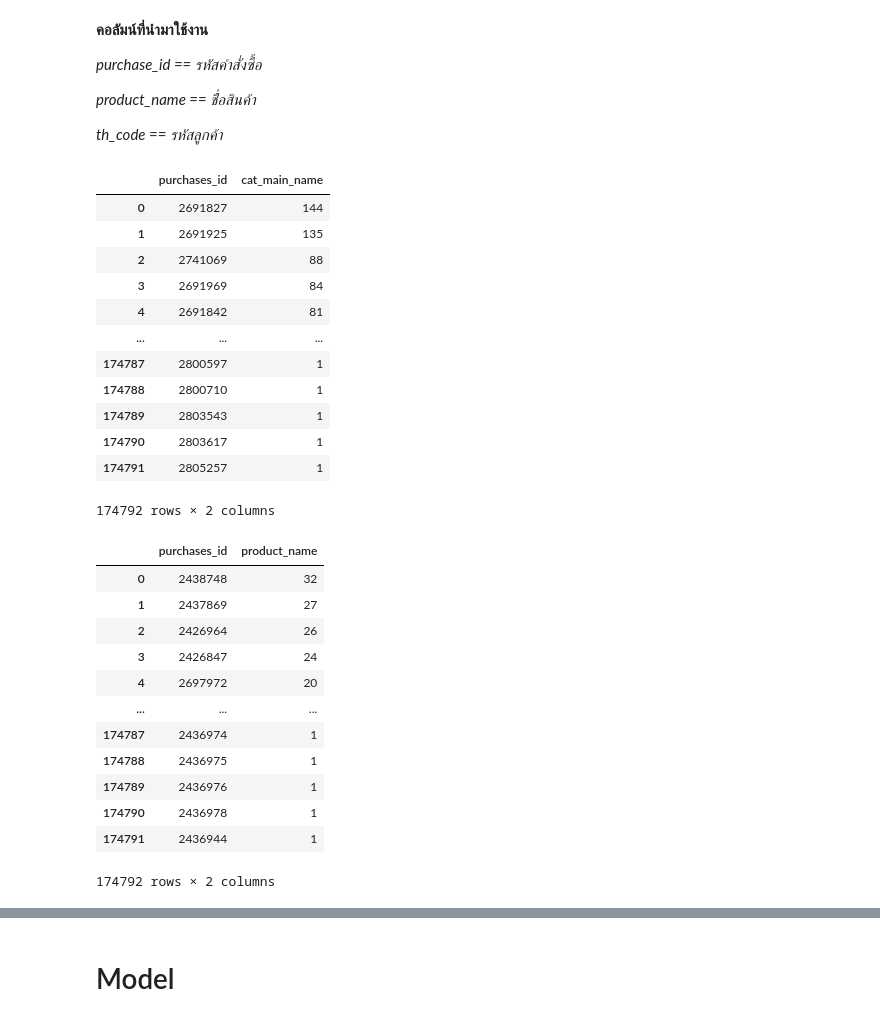
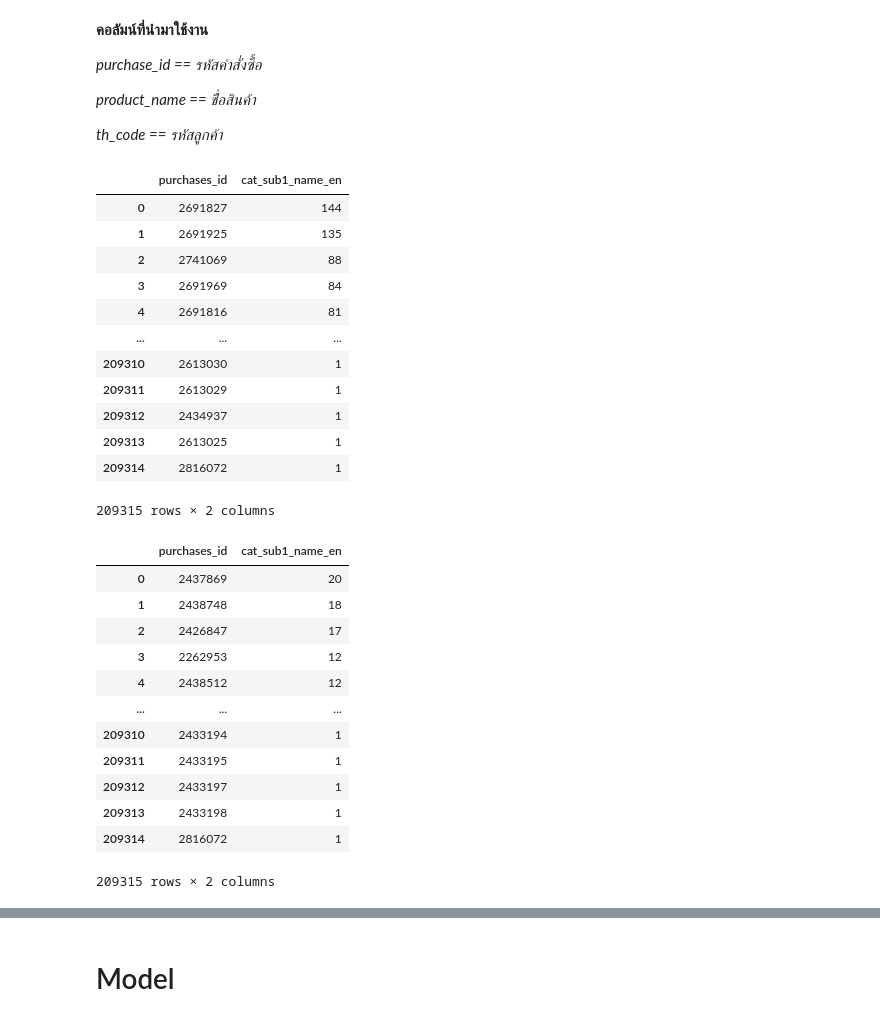
Before and after one commit to bavcb/association-rule, a Jupyter notebook: Test_Association_Rule_M02.ipynb, the cells around one changed output, grey strips where cells are left out. Cells and saved outputs as stored; diff of their text form; code cells hidden in the pictures.

```diff
--- a/Test_Association_Rule_M02.ipynb
+++ b/Test_Association_Rule_M02.ipynb
@@ -215,5 +217,15 @@ def translate_text(text, src_lang='auto', dest_lang='en'):
         return translator.translate(text, src=src_lang, dest=dest_lang).text
     except Exception as e:
         return text  # ถ้าแปลไม่ได้ให้คืนค่าเดิม
+# %%
+translation_cache = {} # ใช้ cache ในการช่วยลดระยะเวลาในการแปลข้อความ โดยถ้าเจอข้อความซ้ำกันกับที่แปลไปแล้วให้ดึงคำแปลนั้นมาใช้แทนการแปลภาษา
+# %%
+def translate_text_with_cache(text, dest_lang='en'):
+    if text in translation_cache:
+        return translation_cache[text]
+    else:
+        translated = translate_text(text, dest_lang=dest_lang)
+        translation_cache[text] = translated
+        return translated
 # %%
-data_set['cat_sub1_name_en'] = df['cat_sub1_name'].apply(lambda x: translate_text(x, dest_lang='en'))
+dataset['cat_sub1_name_en'] = dataset['cat_sub1_name'].apply(lambda x: translate_text_with_cache(x, dest_lang='en'))
@@ -220,3 +240,2 @@ data_set['cat_sub1_name_en'] = df['cat_sub1_name'].apply(lambda x: translate_tex
 # %%
-data_trans = pd.set_option('display.max_columns', None)
-data_trans
+pd.set_option('display.max_columns', None)
@@ -232,39 +267,39 @@ data_trans
   *th_code == รหัสลูกค้า*
 # %%
 # ใน 1 การสั่งซื้อลูกค้าซื้อสินค้าไปจำนวนกี่รายการ
-purchase = dataset.groupby('purchases_id').count().sort_values(by=['product_name'],ascending=False)
-purchase.iloc[:,12:13].reset_index()
+purchase = dataset.groupby('purchases_id').count().sort_values(by=['cat_sub1_name_en'],ascending=False)
+purchase.iloc[:,-1:].reset_index()
 # %% [output]
-|  | purchases_id | cat_main_name |
+|  | purchases_id | cat_sub1_name_en |
 | 0 | 2691827 | 144 |
 | 1 | 2691925 | 135 |
 | 2 | 2741069 | 88 |
 | 3 | 2691969 | 84 |
-| 4 | 2691842 | 81 |
+| 4 | 2691816 | 81 |
 | ... | ... | ... |
-| 174787 | 2800597 | 1 |
-| 174788 | 2800710 | 1 |
-| 174789 | 2803543 | 1 |
-| 174790 | 2803617 | 1 |
-| 174791 | 2805257 | 1 |
+| 209310 | 2613030 | 1 |
+| 209311 | 2613029 | 1 |
+| 209312 | 2434937 | 1 |
+| 209313 | 2613025 | 1 |
+| 209314 | 2816072 | 1 |
-174792 rows × 2 columns
+209315 rows × 2 columns
 # %%
 # ใน 1 การสั่งซื้อลูกค้าซื้อสินค้าไปจำนวนกี่รายการ โดยที่สินค้าไม่ซ้ำ
-product_purchase = dataset.groupby('purchases_id')['product_name'].nunique().sort_values(ascending=False)
+product_purchase = dataset.groupby('purchases_id')['cat_sub1_name_en'].nunique().sort_values(ascending=False)
 product_purchase.reset_index()
 # %% [output]
-|  | purchases_id | product_name |
-| 0 | 2438748 | 32 |
-| 1 | 2437869 | 27 |
-| 2 | 2426964 | 26 |
-| 3 | 2426847 | 24 |
-| 4 | 2697972 | 20 |
+|  | purchases_id | cat_sub1_name_en |
+| 0 | 2437869 | 20 |
+| 1 | 2438748 | 18 |
+| 2 | 2426847 | 17 |
+| 3 | 2262953 | 12 |
+| 4 | 2438512 | 12 |
 | ... | ... | ... |
-| 174787 | 2436974 | 1 |
-| 174788 | 2436975 | 1 |
-| 174789 | 2436976 | 1 |
-| 174790 | 2436978 | 1 |
-| 174791 | 2436944 | 1 |
+| 209310 | 2433194 | 1 |
+| 209311 | 2433195 | 1 |
+| 209312 | 2433197 | 1 |
+| 209313 | 2433198 | 1 |
+| 209314 | 2816072 | 1 |
-174792 rows × 2 columns
+209315 rows × 2 columns
 # %%
 # ลูกค้า 1 คนสั่งซื้อสินค้าไปกี่รายงาน
```
Also changed, not shown: parts of 20 cells of this notebook.
